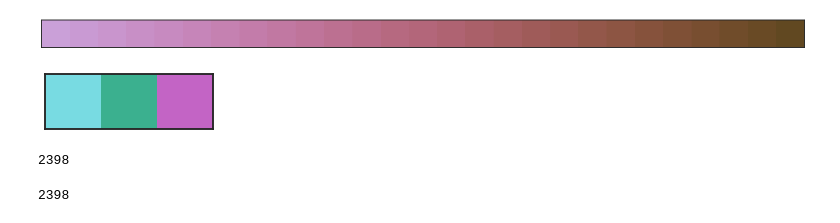
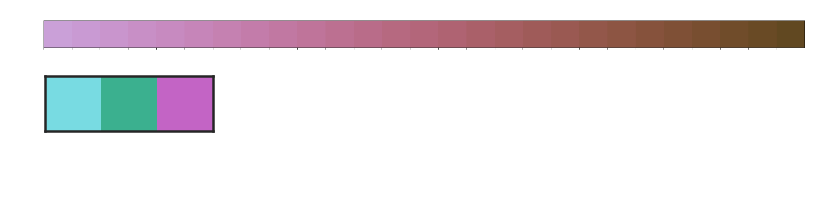
Before and after one commit to 62442katieb/deltaABCD_variability, a Jupyter notebook: notebooks/1.4start_change.ipynb, the cells around one changed output. Drawn from its saved outputs; the diff is of its cells as text; code cells hidden in the pictures; blank space fills up the shorter version.

```diff
--- a/notebooks/1.4start_change.ipynb
+++ b/notebooks/1.4start_change.ipynb
@@ -13,29 +16,29 @@ from nilearn import plotting, datasets, surface
 # %%
 morph_pal = sns.cubehelix_palette(n_colors=4, start=0.6, rot=-0.6, gamma=1.0, hue=0.9, light=0.6, dark=0.3)
 morph_cmap = sns.cubehelix_palette(n_colors=4, start=0.6, rot=-0.6, gamma=1.0, hue=0.9, light=0.3, dark=0.2,
                                    as_cmap=True, reverse=True)
 cell_pal = sns.cubehelix_palette(n_colors=9, start=1.7, rot=-0.8, gamma=1.0, hue=0.9, light=0.6, dark=0.3)
 cell_cmap = sns.cubehelix_palette(n_colors=9, start=1.7, rot=-0.8, gamma=1.0, hue=0.9, light=0.3, dark=0.2,
                                   as_cmap=True, reverse=True)
 func_pal = sns.cubehelix_palette(n_colors=4, start=3.0, rot=-0.6, gamma=1.0, hue=0.9, light=0.6, dark=0.3)
 func_cmap = sns.cubehelix_palette(n_colors=4, start=3.0, rot=-0.6, gamma=1.0, hue=0.9, light=0.3, dark=0.2,
                                   as_cmap=True, reverse=True)
 
 age_cmap = sns.cubehelix_palette(n_colors=27, start=0, rot=-0.8, gamma=1.0, hue=0.9, light=0.3, dark=0.2,
                                   as_cmap=True, reverse=True)
 age_pal = sns.cubehelix_palette(n_colors=27, start=5, rot=-0.8, gamma=1.0, hue=0.9, light=0.7, dark=0.3)
 
 big_pal = morph_pal + cell_pal + func_pal
 sns.palplot(age_pal)
 sns.set(style="white",
-        context="talk",
+        context="poster",
         font_scale=0.8,
         rc={"axes.facecolor": (0, 0, 0, 0),
-            "font.monospace": 'Courier',
+            "font.monospace": 'Courier New',
             "font.family": 'monospace'})
 crayons = sns.crayon_palette(['Aquamarine', 'Jungle Green', 'Fuchsia'])
 # %% [output]
-[figure, old version]
+[figure, new version]
 # %%
 sns.palplot(crayons)
 # %% [output]
@@ -211,14 +217,6 @@ long_names = {'var': 'BOLD',
 # %%
 correlations.replace(long_names, inplace=True)
 correlations.columns = correlations.columns.to_flat_index()
-# %%
-len(correlations.index)
-# %% [output]
-2398
-# %%
-len(correlations[correlations[('PCorr: Baseline, APC', 'p(r)')] <= 0.01].index)
-# %% [output]
-2398
 # %%
 correlations.rename({('Corr: Age, APC', 'measure'): 'measure',
                      ('Corr: Age, APC', 'concept'): 'concept',
```
Also changed, not shown: parts of 28 cells of this notebook, 4 other files.
